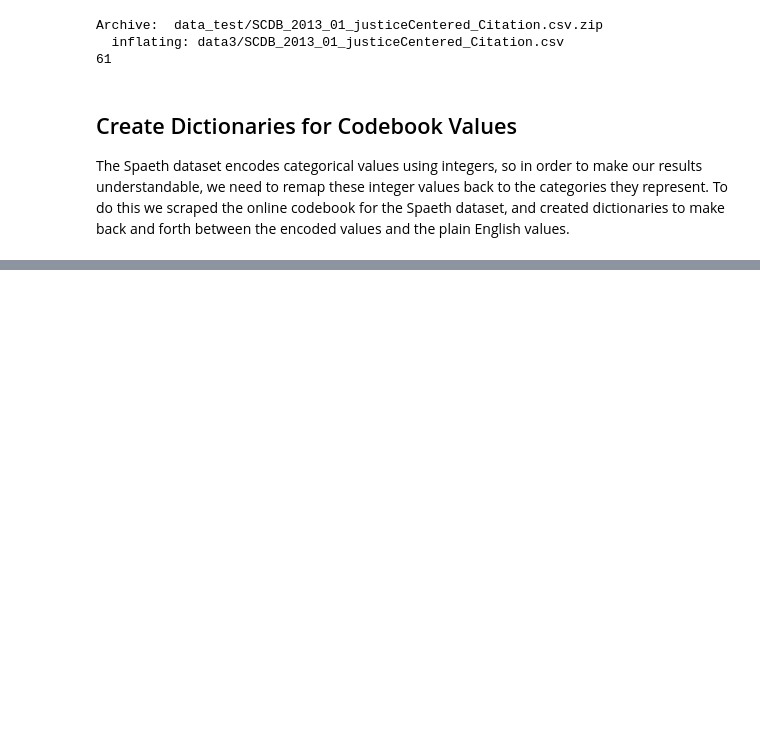
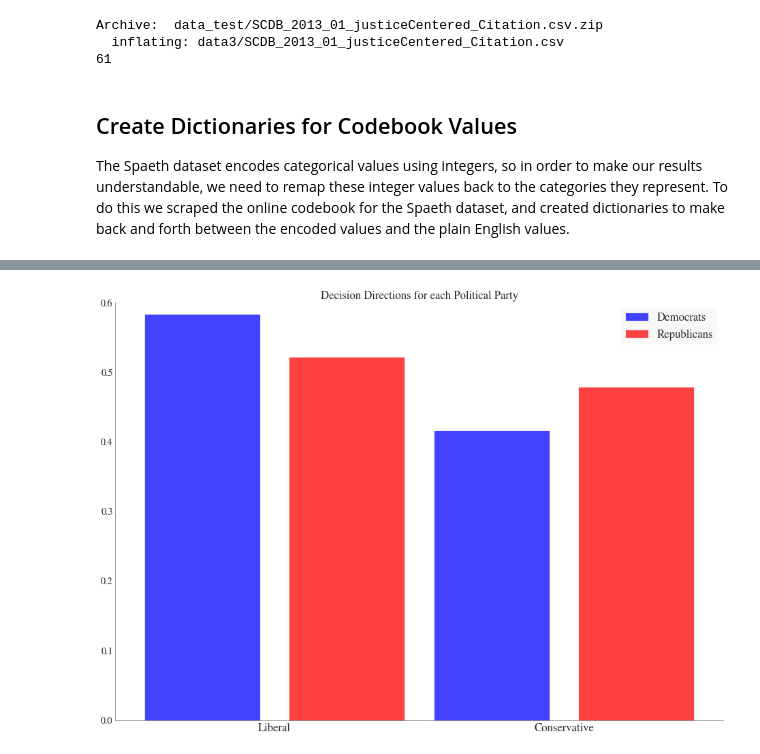
Before and after one commit to pjbull/benchmarked, a Jupyter notebook: Process.ipynb, the cells around one changed output, grey strips where cells are left out. Saved outputs shown, nothing was run; the diff lists cells and outputs as text; code cells hidden in the pictures; blank space fills up the shorter version.

```diff
--- a/Process.ipynb
+++ b/Process.ipynb
@@ -118,0 +345,20 @@ The Spaeth dataset encodes categorical values using integers, so in order to mak
+# %%
+import prettyplotlib as pplt
+
+dem = data.direction[data.party=='Democratic Party'].dropna().value_counts()
+dem = dem/dem.sum()
+rep = data.direction[data.party=='Republican Party'].dropna().value_counts()
+rep = rep/rep.sum()
+ind =np.array([1.,2.])
+barwidth = 0.4
+
+fig, ax = plt.subplots(1)
+pplt.bar(ax,ind,dem,width = barwidth,label = 'Democrats',  color=(65/256, 65/256, 255/256))
+pplt.bar(ax,ind+.5,rep, width=barwidth, label = 'Republicans', color=(255/256, 65/256, 65/256))
+plt.xticks([1.45,2.45],('Liberal','Conservative','Unspecifiable'),fontsize='large')
+plt.title('Decision Directions for each Political Party')
+pplt.legend(ax)
+plt.xlim((0.9,3))
+plt.show()
+# %% [output]
+[figure, added]
```
Also changed, not shown: parts of 61 cells of this notebook, 3 other files.
